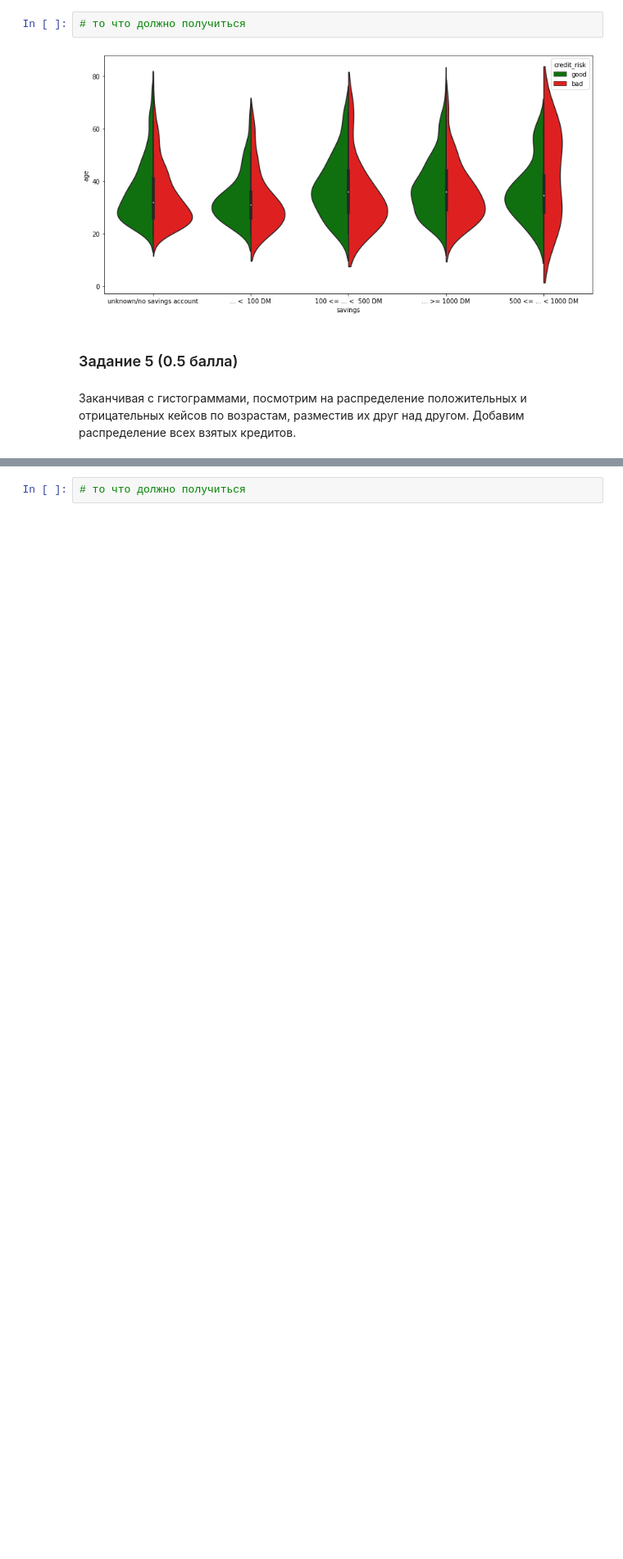
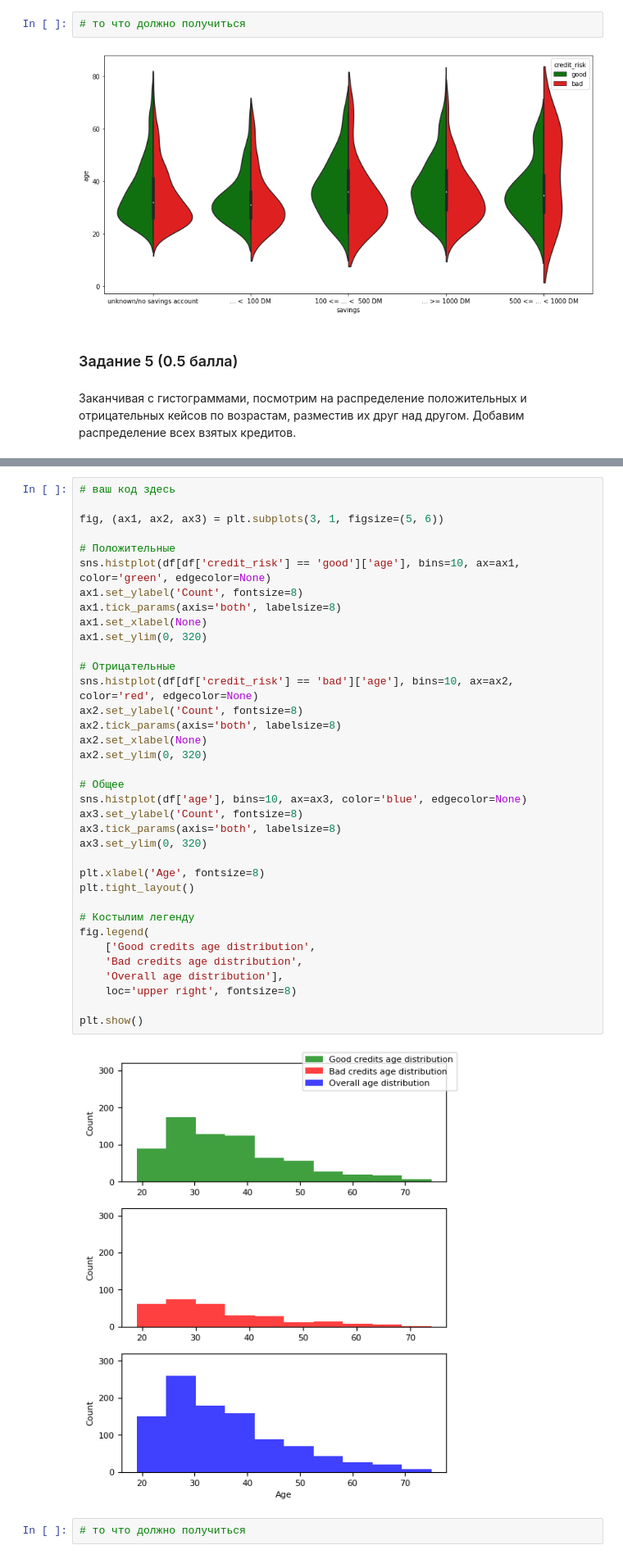
Before and after one commit to asemenyk24/homework_4, a Jupyter notebook: Семенюк_А_А_Визуализации_в_Python_.ipynb, the cells around one changed output, grey strips where cells are left out. Shown: that part at 82% size. Drawn from its saved outputs; the diff is of its cells as text; blank space fills up the shorter version.

```diff
--- a/Семенюк_А_А_Визуализации_в_Python_.ipynb
+++ b/Семенюк_А_А_Визуализации_в_Python_.ipynb
@@ -164,3 +201,41 @@ seaborn легко позволяет добавить ещё больше ин
+# %%
+# ваш код здесь
+
+fig, (ax1, ax2, ax3) = plt.subplots(3, 1, figsize=(5, 6))
+
+# Положительные
+sns.histplot(df[df['credit_risk'] == 'good']['age'], bins=10, ax=ax1, color='green', edgecolor=None)
+ax1.set_ylabel('Count', fontsize=8)
+ax1.tick_params(axis='both', labelsize=8)
+ax1.set_xlabel(None)
+ax1.set_ylim(0, 320)
+
+# Отрицательные
+sns.histplot(df[df['credit_risk'] == 'bad']['age'], bins=10, ax=ax2, color='red', edgecolor=None)
+ax2.set_ylabel('Count', fontsize=8)
+ax2.tick_params(axis='both', labelsize=8)
+ax2.set_xlabel(None)
+ax2.set_ylim(0, 320)
+
+# Общее
+sns.histplot(df['age'], bins=10, ax=ax3, color='blue', edgecolor=None)
+ax3.set_ylabel('Count', fontsize=8)
+ax3.tick_params(axis='both', labelsize=8)
+ax3.set_ylim(0, 320)
+
+plt.xlabel('Age', fontsize=8)
+plt.tight_layout()
+
+# Костылим легенду
+fig.legend(
+    ['Good credits age distribution',
+    'Bad credits age distribution',
+    'Overall age distribution'],
+    loc='upper right', fontsize=8)
+
+plt.show()
+# %% [output]
+[figure, added]
 # %%
 # то что должно получиться
 # %% [output]
```
Also changed, not shown: parts of 13 cells of this notebook.
